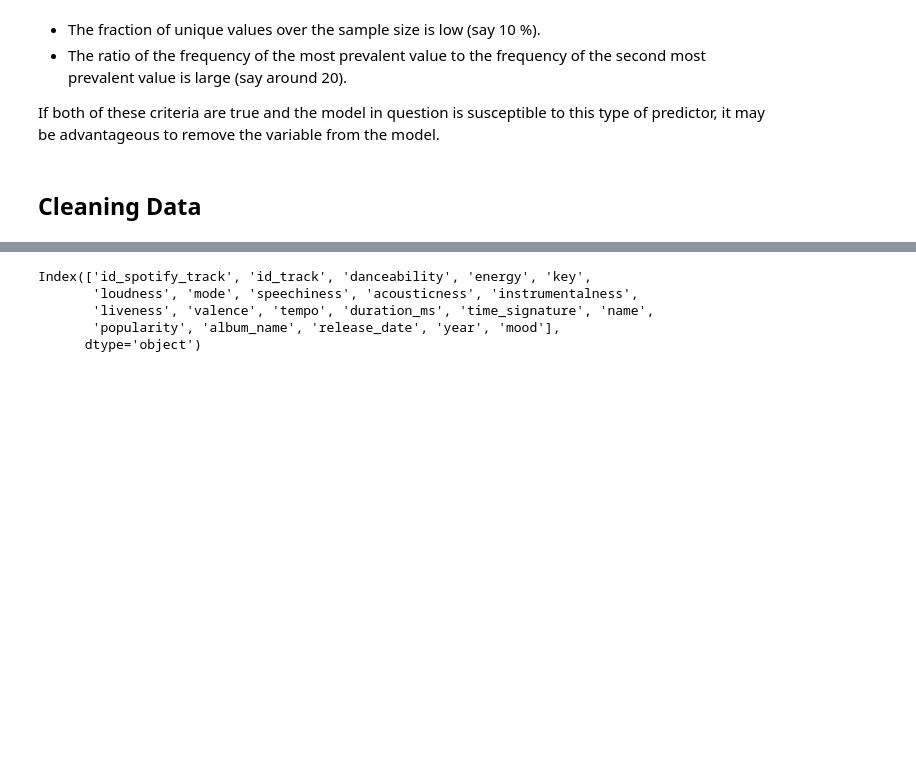
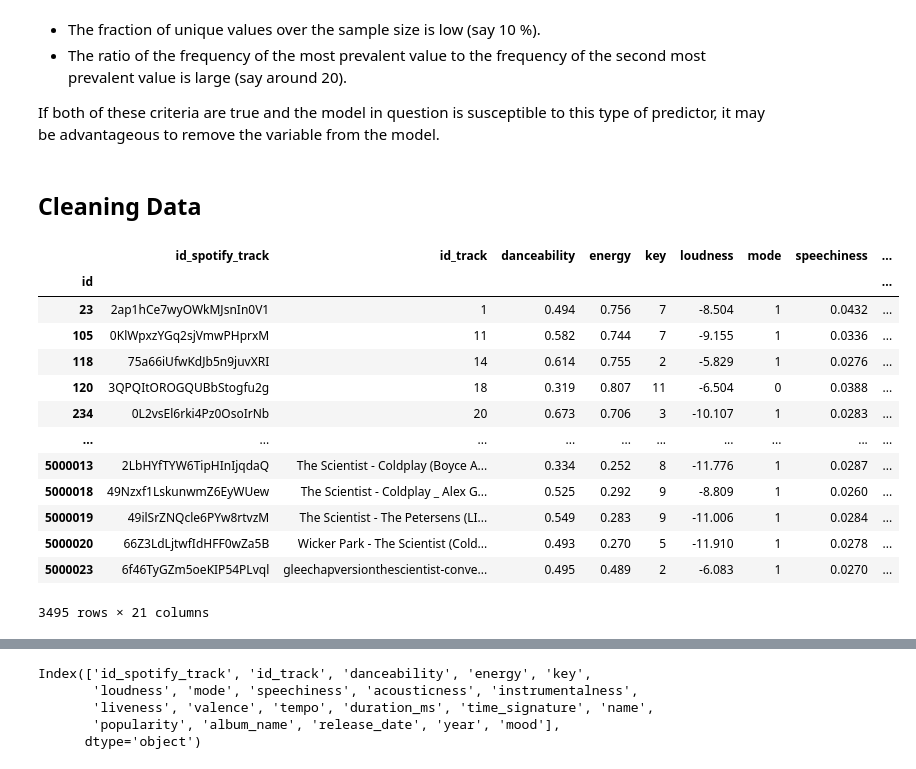
Before and after one commit to skarensmoll/thesisMusikRecommender, a Jupyter notebook: Experiments/05-DataPreparation.ipynb, the cells around one changed output, grey strips where cells are left out. Saved outputs shown, nothing was run; the diff lists cells and outputs as text; code cells hidden in the pictures; blank space fills up the shorter version.

Commit message:
Spotify Features on cover songs

```diff
--- a/Experiments/05-DataPreparation.ipynb
+++ b/Experiments/05-DataPreparation.ipynb
@@ -68,3 +88,20 @@ spotifyFeatures, transitionMatrices, df = loadDataFrames()
+# %%
+spotifyFeatures
+# %% [output]
+|  | id_spotify_track | id_track | danceability | energy | key | loudness | mode | speechiness | ... |
+| id |  |  |  |  |  |  |  |  | ... |
+| 23 | 2ap1hCe7wyOWkMJsnIn0V1 | 1 | 0.494 | 0.756 | 7 | -8.504 | 1 | 0.0432 | ... |
+| 105 | 0KlWpxzYGq2sjVmwPHprxM | 11 | 0.582 | 0.744 | 7 | -9.155 | 1 | 0.0336 | ... |
+| 118 | 75a66iUfwKdJb5n9juvXRI | 14 | 0.614 | 0.755 | 2 | -5.829 | 1 | 0.0276 | ... |
+| 120 | 3QPQItOROGQUBbStogfu2g | 18 | 0.319 | 0.807 | 11 | -6.504 | 0 | 0.0388 | ... |
+| 234 | 0L2vsEl6rki4Pz0OsoIrNb | 20 | 0.673 | 0.706 | 3 | -10.107 | 1 | 0.0283 | ... |
+| ... | ... | ... | ... | ... | ... | ... | ... | ... | ... |
+| 5000013 | 2LbHYfTYW6TipHInIjqdaQ | The Scientist - Coldplay (Boyce A... | 0.334 | 0.252 | 8 | -11.776 | 1 | 0.0287 | ... |
+| 5000018 | 49Nzxf1LskunwmZ6EyWUew | The Scientist - Coldplay _ Alex G... | 0.525 | 0.292 | 9 | -8.809 | 1 | 0.0260 | ... |
+| 5000019 | 49ilSrZNQcle6PYw8rtvzM | The Scientist - The Petersens (LI... | 0.549 | 0.283 | 9 | -11.006 | 1 | 0.0284 | ... |
+| 5000020 | 66Z3LdLjtwfIdHFF0wZa5B | Wicker Park - The Scientist (Cold... | 0.493 | 0.270 | 5 | -11.910 | 1 | 0.0278 | ... |
+| 5000023 | 6f46TyGZm5oeKIP54PLvql | gleechapversionthescientist-conve... | 0.495 | 0.489 | 2 | -6.083 | 1 | 0.0270 | ... |
+3495 rows × 21 columns
 # %%
 print('spotifyFeatures len :', len(spotifyFeatures))
 print('transitionMatrices len :', len(transitionMatrices))
```
Also changed, not shown: parts of 41 cells of this notebook, 8 other files.
